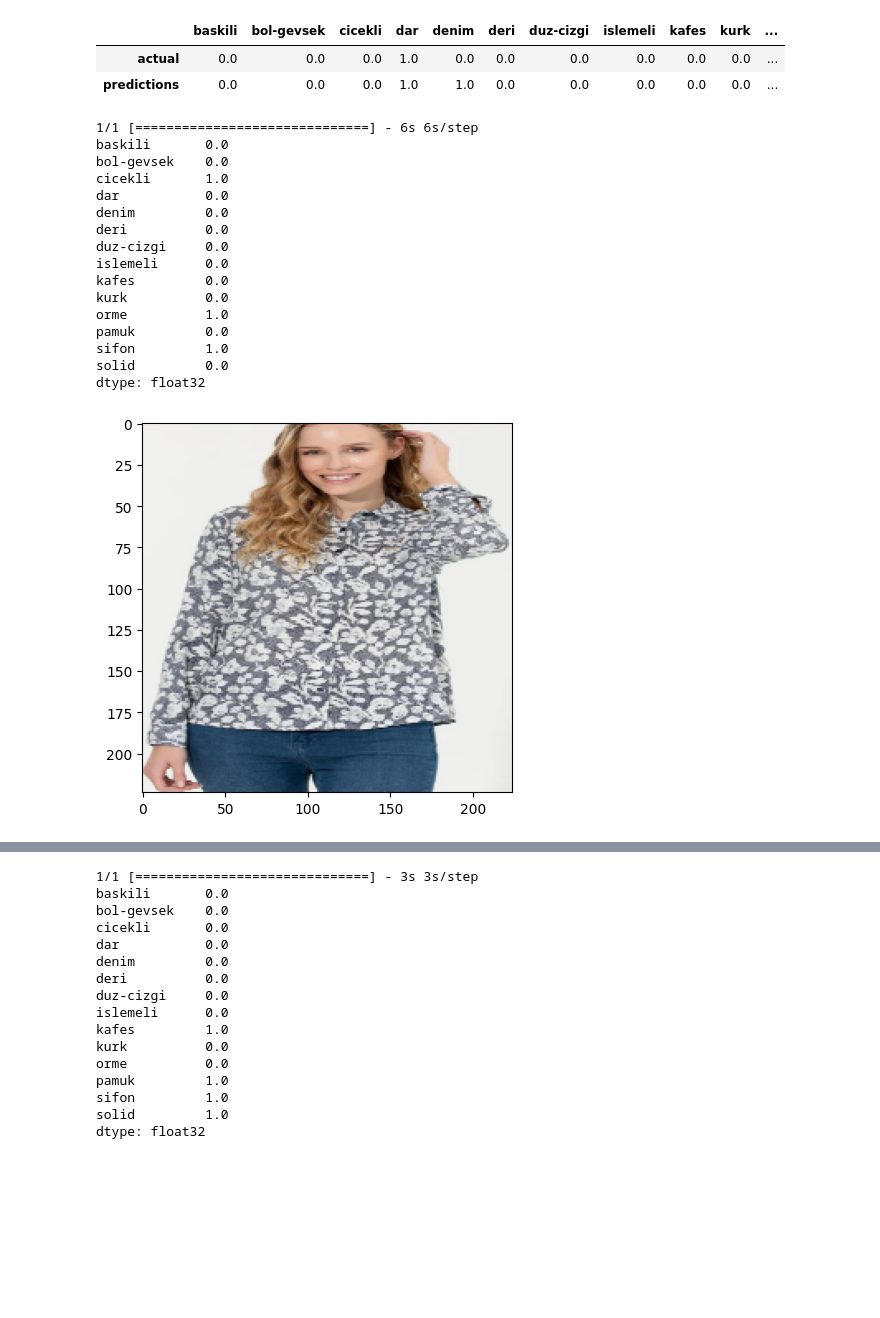
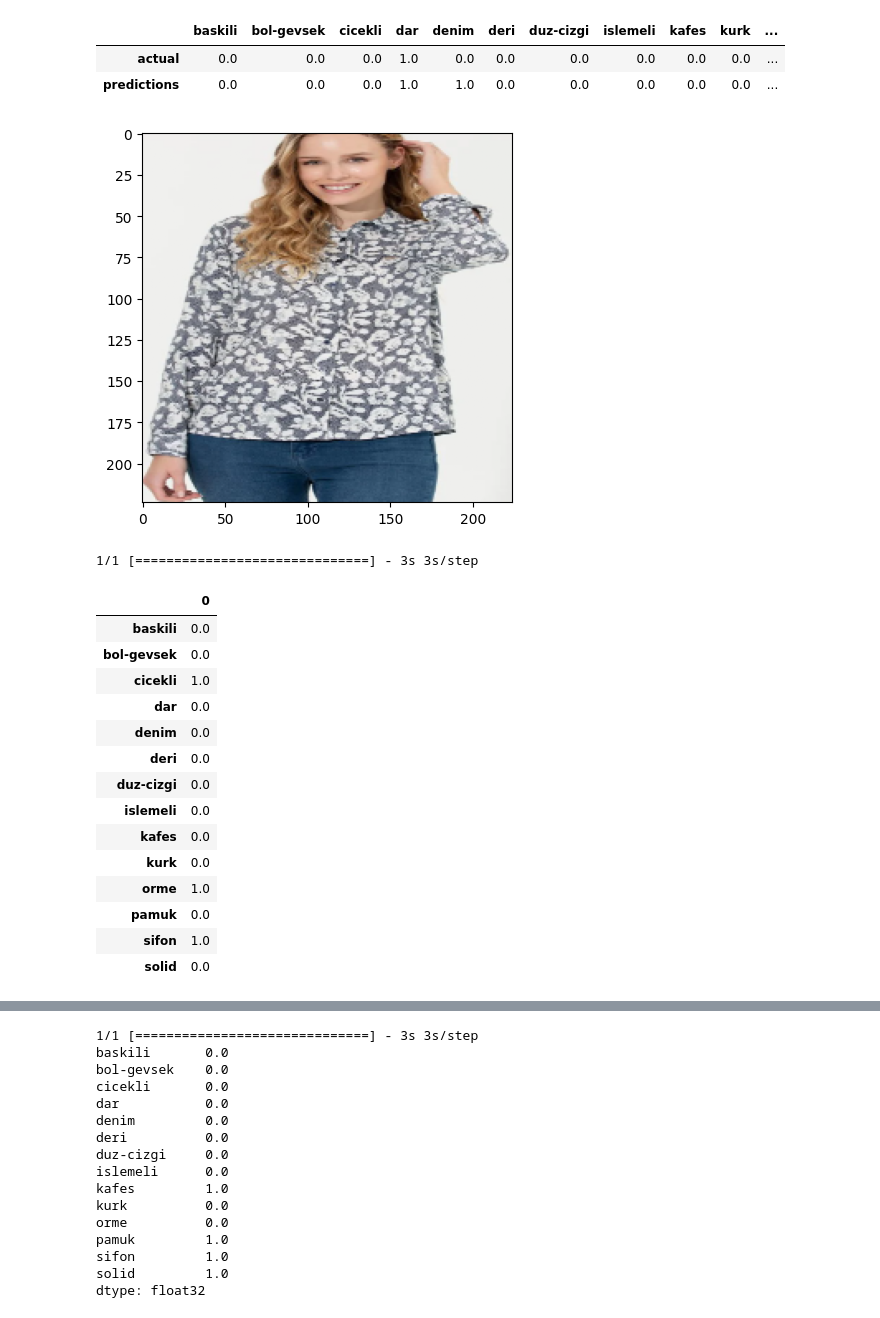
Before and after one commit to melihkacaman/SimilarProducts, a Jupyter notebook: notebooks/12 Evaluation High Res Models - Copy.ipynb, the cells around one changed output, grey strips where cells are left out. Cells and saved outputs as stored; diff of their text form; code cells hidden in the pictures; blank space fills up the shorter version.

```diff
--- a/notebooks/12 Evaluation High Res Models - Copy.ipynb
+++ b/notebooks/12 Evaluation High Res Models - Copy.ipynb
@@ -488,25 +488,25 @@ pd.DataFrame([test_data.iloc[x,1:].values ,pred.values], columns=test_data.colum
 | predictions | 0.0 | 0.0 | 0.0 | 1.0 | 1.0 | 0.0 | 0.0 | 0.0 | 0.0 | 0.0 | ... |
 # %%
 path = "../datasets/demos/floral.PNG"
-print(evaluate_img(path, model=model_1_loaded, columns=list(test_data.columns[1:]), threshold=0.3))
 show_image(path)
+pd.DataFrame(evaluate_img(path, model=model_1_loaded, columns=list(test_data.columns[1:]), threshold=0.3))
 # %% [output]
+[figure]
-1/1 [==============================] - 6s 6s/step
-baskili       0.0
-bol-gevsek    0.0
-cicekli       1.0
-dar           0.0
-denim         0.0
-deri          0.0
-duz-cizgi     0.0
-islemeli      0.0
-kafes         0.0
-kurk          0.0
-orme          1.0
-pamuk         0.0
-sifon         1.0
-solid         0.0
-dtype: float32
+1/1 [==============================] - 3s 3s/step
-[figure]
+|  | 0 |
+| baskili | 0.0 |
+| bol-gevsek | 0.0 |
+| cicekli | 1.0 |
+| dar | 0.0 |
+| denim | 0.0 |
+| deri | 0.0 |
+| duz-cizgi | 0.0 |
+| islemeli | 0.0 |
+| kafes | 0.0 |
+| kurk | 0.0 |
+| orme | 1.0 |
+| pamuk | 0.0 |
+| sifon | 1.0 |
+| solid | 0.0 |
 # %%
 path = "../datasets/demos/melanj_uspa.PNG"
```
Also changed, not shown: parts of 4 cells of this notebook, 2 other files.
